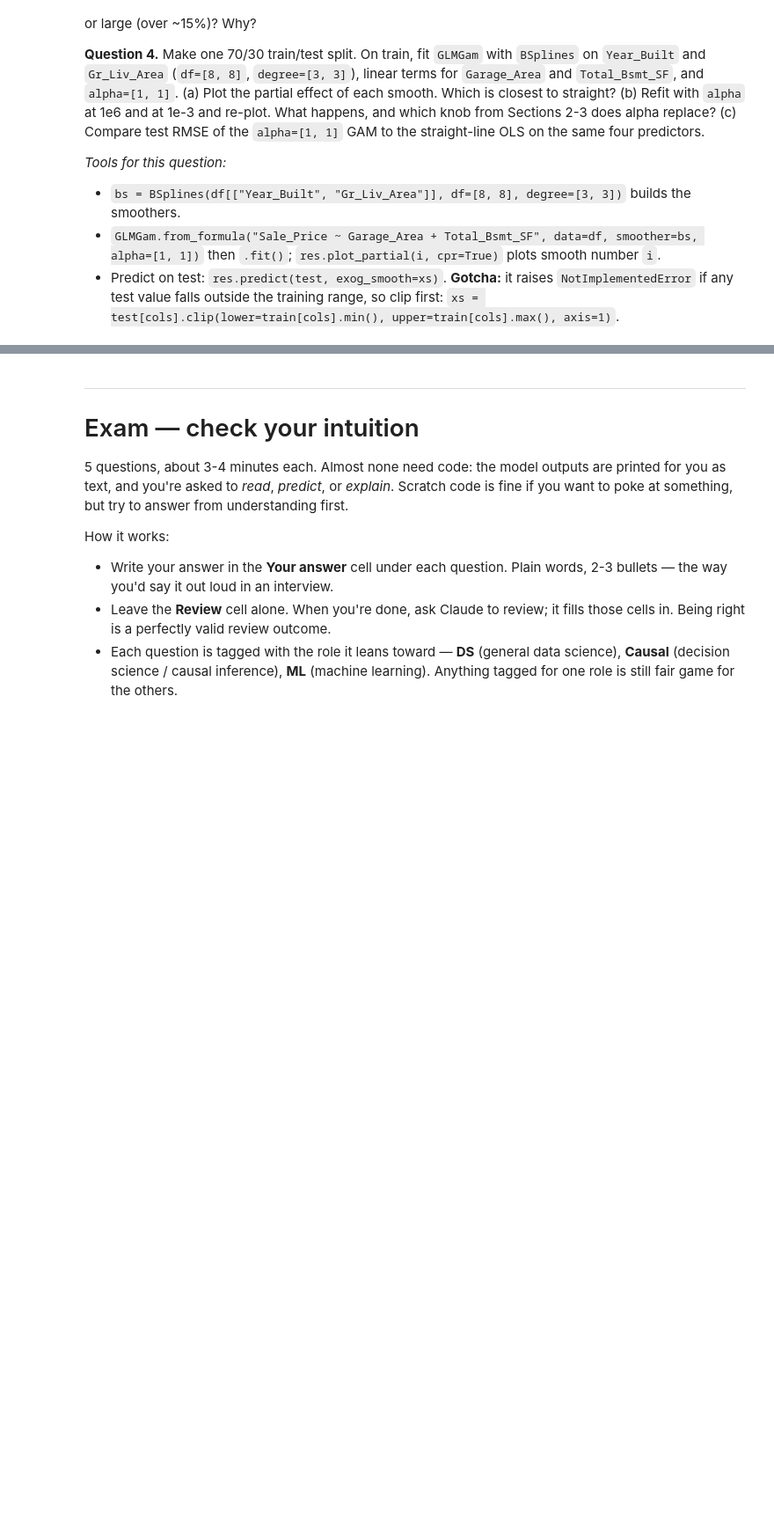
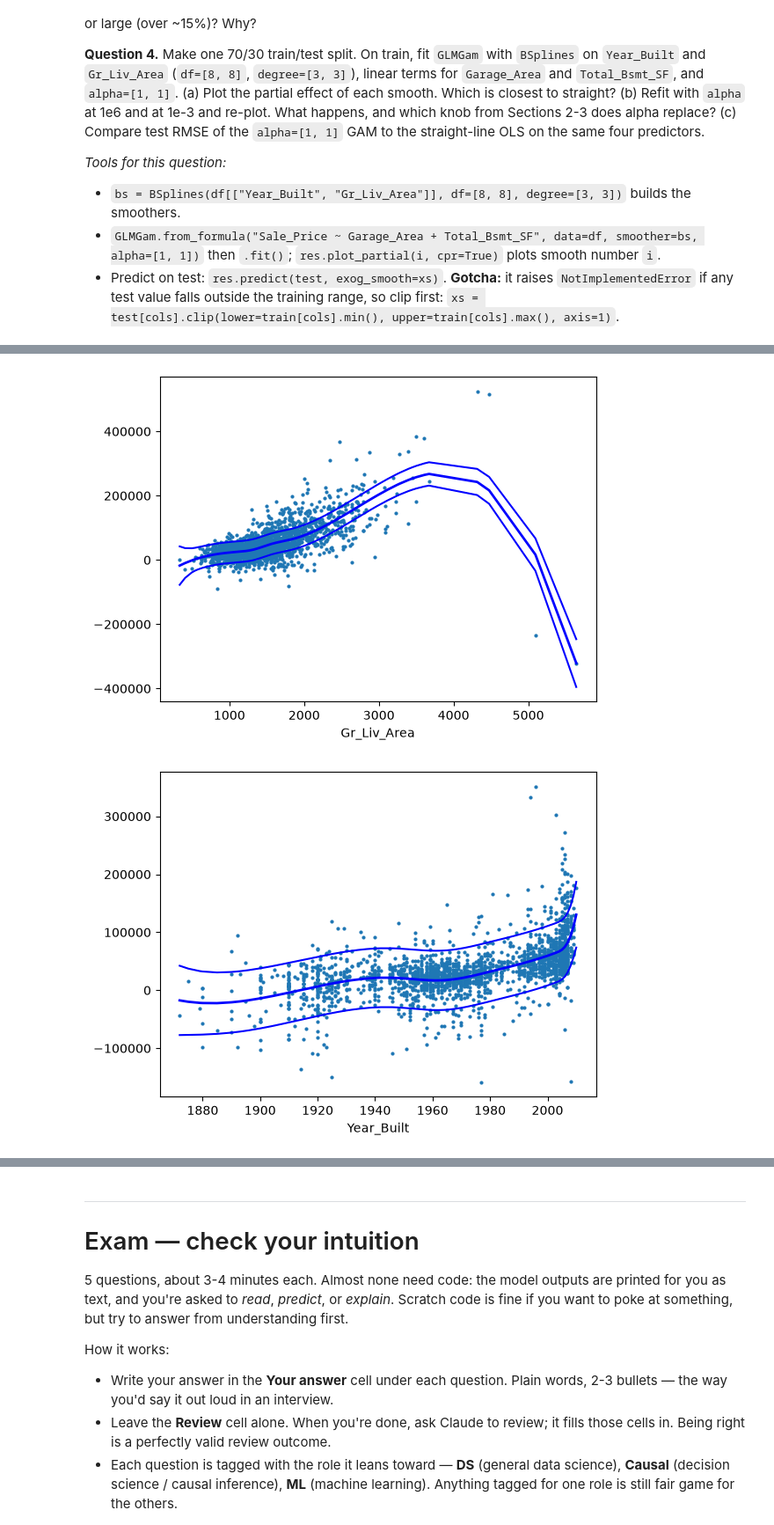
Before and after one commit to BaoLe040507/understand_ml_stats, a Jupyter notebook: Textbooks/practical_stats_for_ds/notebooks/ch04_regression/12_polynomial-spline-and-gam.ipynb, the cells around one changed output, grey strips where cells are left out. Shown at 88% size. Saved outputs shown, nothing was run; the diff lists cells and outputs as text; code cells hidden in the pictures; blank space fills up the shorter version.

```diff
--- a/Textbooks/practical_stats_for_ds/notebooks/ch04_regression/12_polynomial-spline-and-gam.ipynb
+++ b/Textbooks/practical_stats_for_ds/notebooks/ch04_regression/12_polynomial-spline-and-gam.ipynb
@@ -91,0 +412,6 @@ _Prediction (one line, before running anything):_
+# %%
+GAM_alpha_001.plot_partial(0, cpr = True)
+GAM_alpha_001.plot_partial(1, cpr = True)
+# %% [output]
+[figure, added]
+[figure, added]
```
Also changed, not shown: parts of 34 cells of this notebook.
